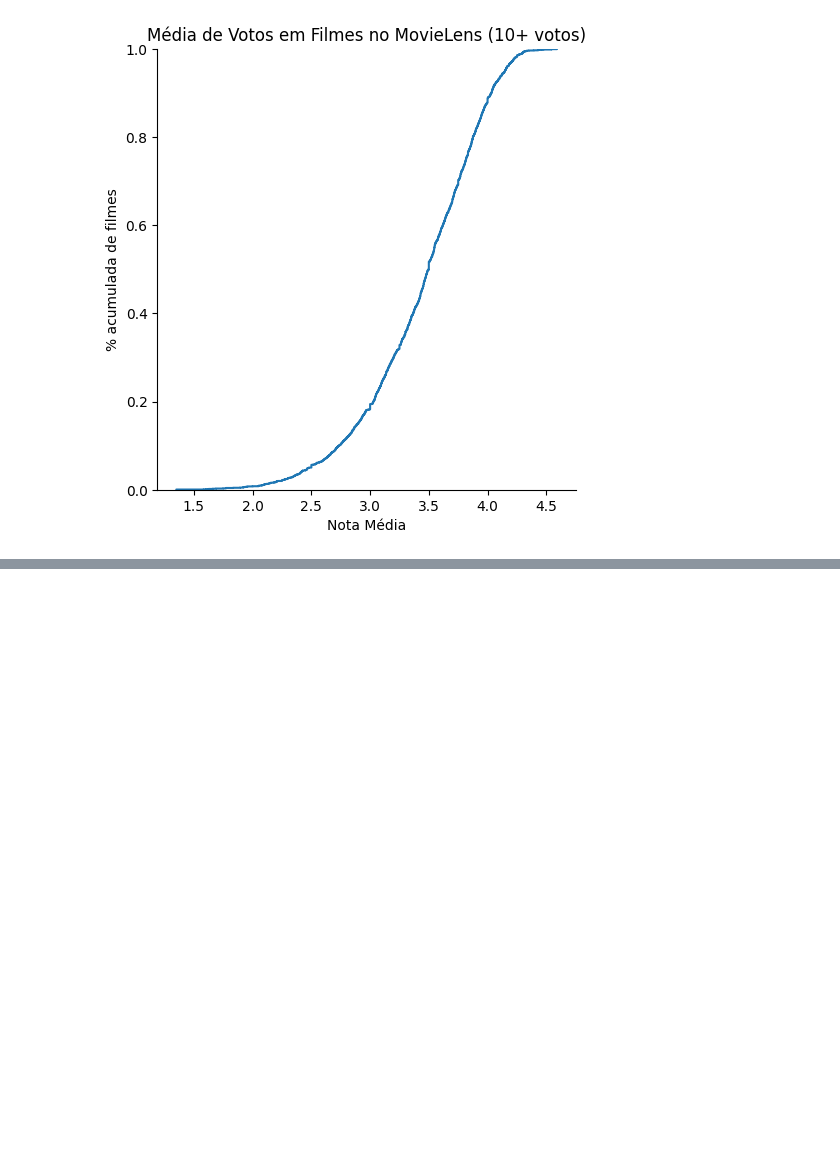
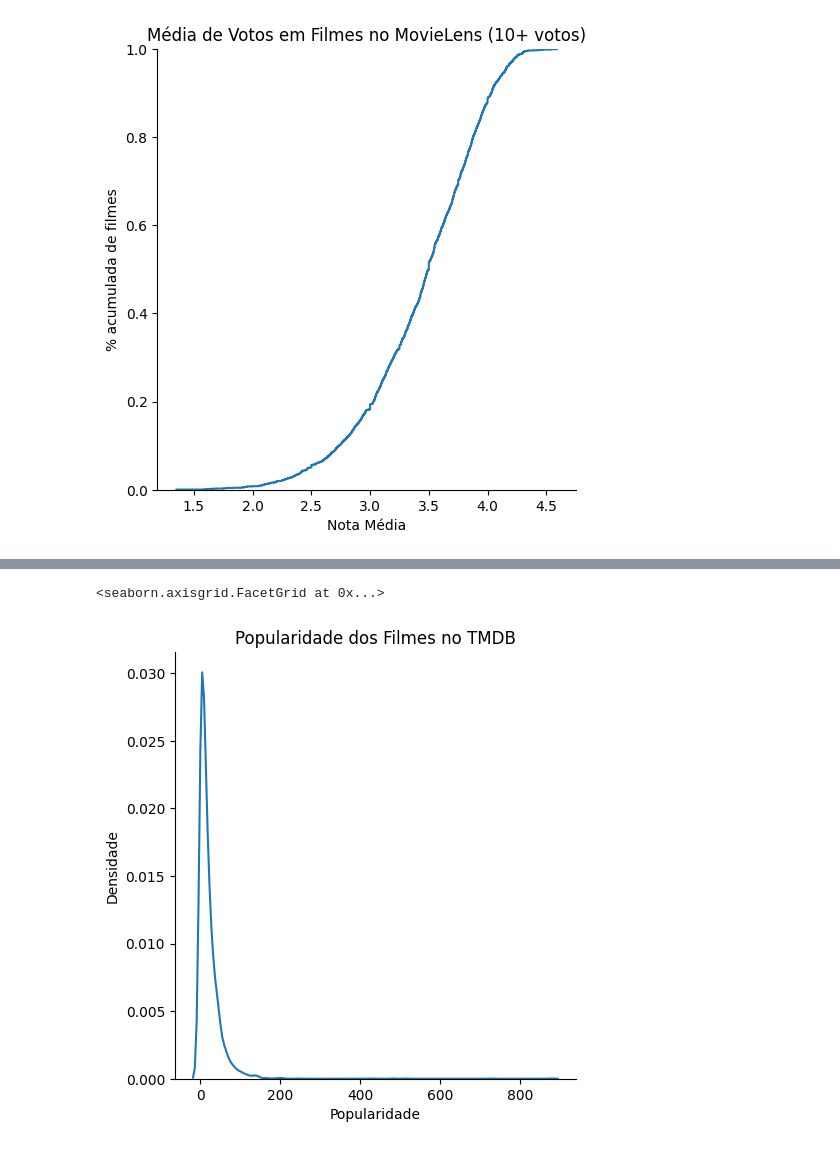
Before and after one commit to edupmon/alura, a Jupyter notebook: data-science/testes-estatisticos-python/introducao-testes.ipynb, the cells around one changed output, grey strips where cells are left out. Cells and saved outputs as stored; diff of their text form; code cells hidden in the pictures; blank space fills up the shorter version.

```diff
--- a/data-science/testes-estatisticos-python/introducao-testes.ipynb
+++ b/data-science/testes-estatisticos-python/introducao-testes.ipynb
@@ -185,0 +211,7 @@ ax.set(xlabel='Nota Média', ylabel='% acumulada de filmes',
+# %%
+ax = sns.displot(tmdb['popularity'], kind='kde')
+ax.set(xlabel='Popularidade', ylabel='Densidade',
+      title='Popularidade dos Filmes no TMDB')
+# %% [output]
+<seaborn.axisgrid.FacetGrid at 0x...>
+[figure, added]
```
Also changed, not shown: parts of 7 cells of this notebook.
